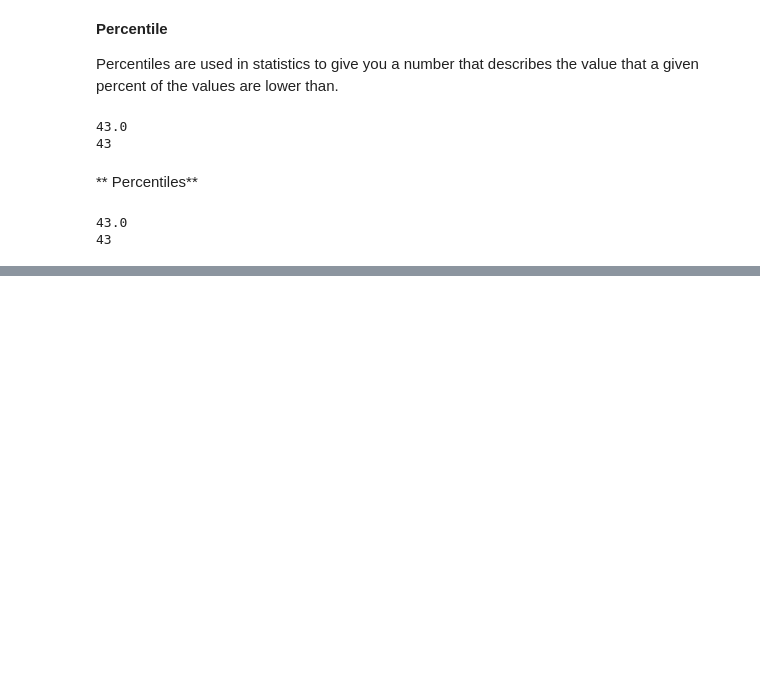
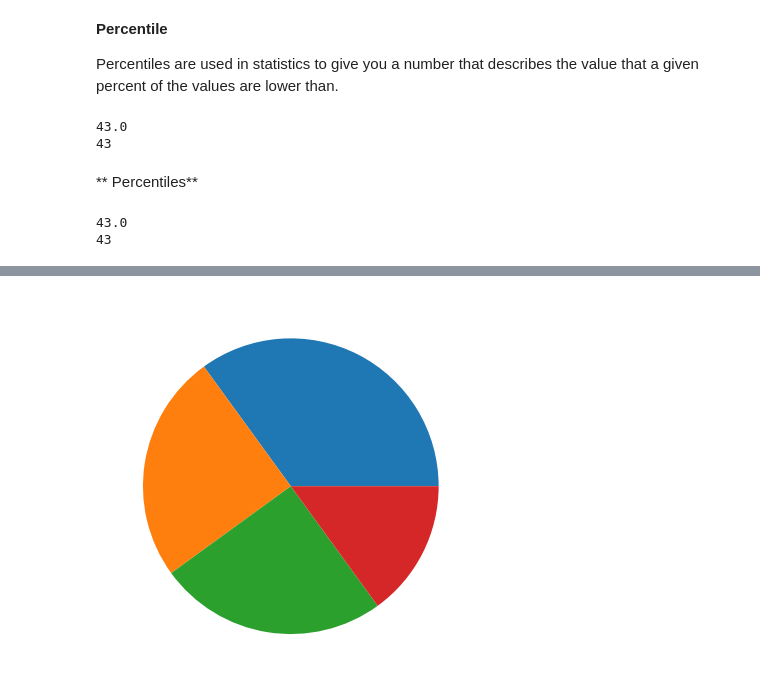
Before and after one commit to thinkphp/machine-learning-in-action, a Jupyter notebook: colab/machine-learning.ipynb, the cells around one changed output, grey strips where cells are left out. Drawn from its saved outputs; the diff is of its cells as text; code cells hidden in the pictures; blank space fills up the shorter version.

```diff
--- a/colab/machine-learning.ipynb
+++ b/colab/machine-learning.ipynb
@@ -275,0 +326,10 @@ main()
+# %%
+import matplotlib.pyplot as plt
+import numpy as np
+
+y = np.array([35, 25, 25, 15])
+
+plt.pie(y)
+plt.show()
+# %% [output]
+[figure, added]
```
Also changed, not shown: parts of 6 cells of this notebook.
